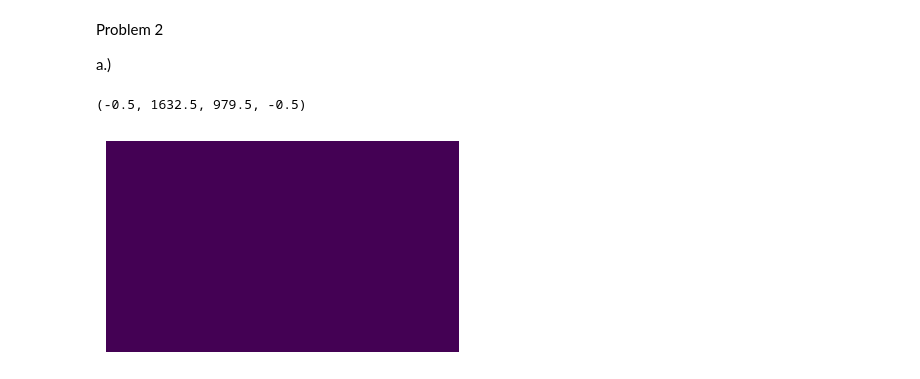
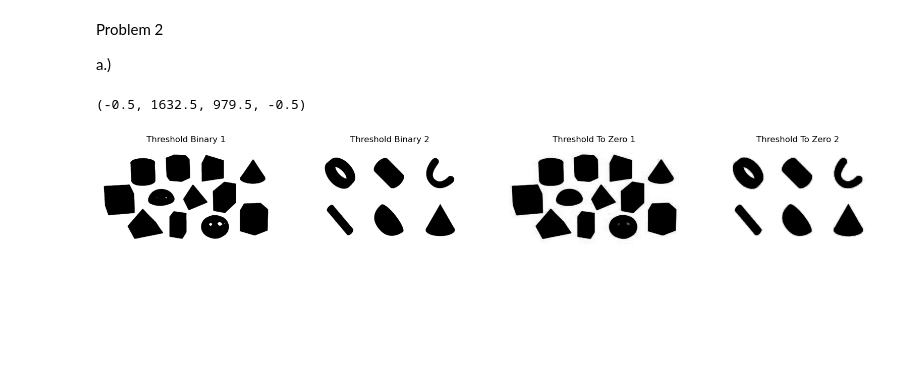
Before and after one commit to DamodarE/Fall-2023-Internship-Work, a Jupyter notebook: Preprocessing.ipynb, the cells around one changed output. Cells and saved outputs as stored; diff of their text form; code cells hidden in the pictures; blank space fills up the shorter version.

```diff
--- a/Preprocessing.ipynb
+++ b/Preprocessing.ipynb
@@ -142,15 +150,34 @@ Machine learning models need to work with uniform data, so standardization makes
 Problem 2
 
 a.)
-# %%
-fig = plt.figure(figsize=(10, 10))
-
-ret,thresh2 = cv2.threshold(standardized2,254,255,cv2.THRESH_TOZERO)
-
-
-fig.add_subplot(2, 2, 1)
-plt.imshow(thresh2)
-plt.axis('off')
-# %% [output]
-(-0.5, 1632.5, 979.5, -0.5)
-[figure, removed]
+# %%
+fig = plt.figure(figsize=(20, 20))
+
+ret,thresh1 = cv2.threshold(standardized1,0,1,cv2.THRESH_BINARY)
+ret,thresh2 = cv2.threshold(standardized2,0,1,cv2.THRESH_BINARY)
+ret,thresh3 = cv2.threshold(standardized1,0,1,cv2.THRESH_TOZERO)
+ret,thresh4 = cv2.threshold(standardized2,0,1,cv2.THRESH_TOZERO)
+
+fig.add_subplot(2, 4, 1)
+plt.imshow(thresh1, cmap = 'gray')
+plt.title("Threshold Binary 1")
+plt.axis('off')
+
+fig.add_subplot(2, 4, 2)
+plt.imshow(thresh2, cmap = 'gray')
+plt.title("Threshold Binary 2")
+plt.axis('off')
+
+fig.add_subplot(2, 4, 3)
+plt.imshow(thresh3, cmap = 'gray')
+plt.title("Threshold To Zero 1")
+plt.axis('off')
+
+
+fig.add_subplot(2, 4, 4)
+plt.imshow(thresh4, cmap = 'gray')
+plt.title("Threshold To Zero 2")
+plt.axis('off')
+# %% [output]
+(-0.5, 1632.5, 979.5, -0.5)
+[figure, added]
```
Also changed, not shown: parts of 6 cells of this notebook.
